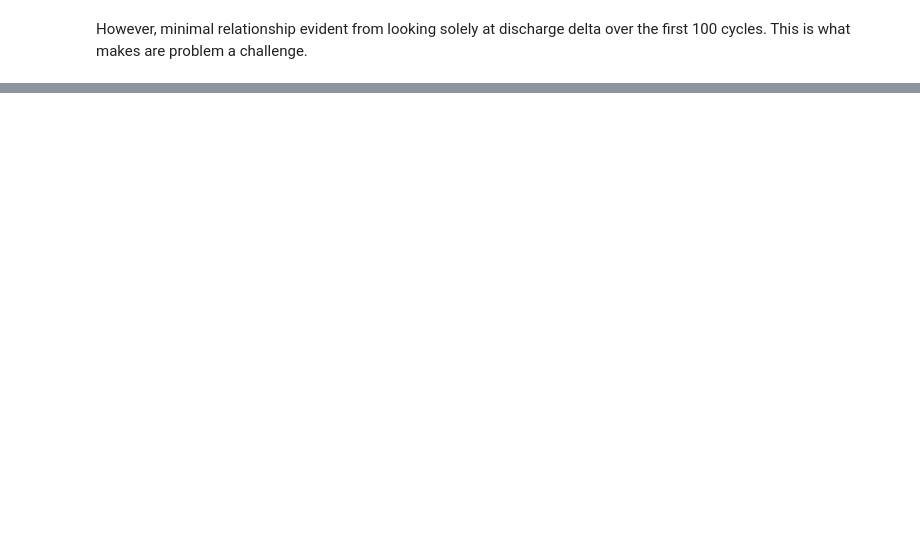
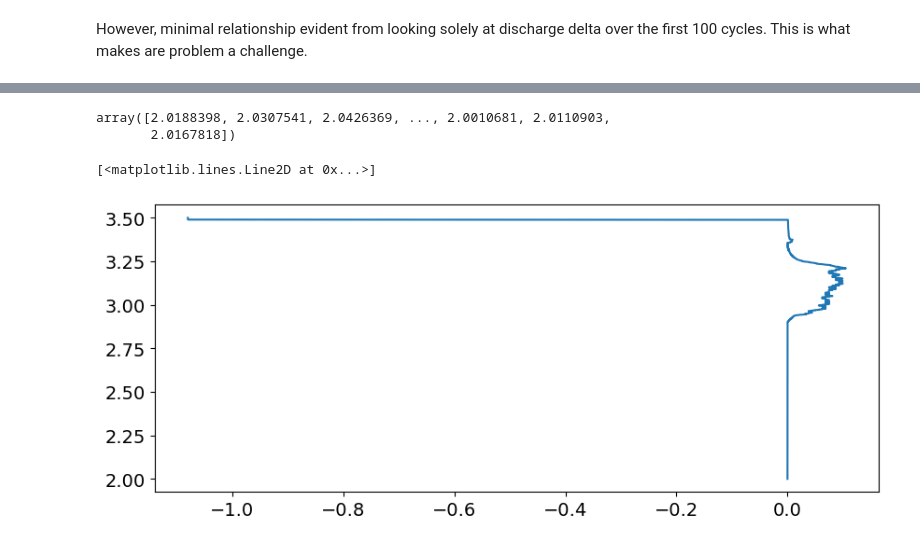
Before and after one commit to jelc53/lib-capacity-fade, a Jupyter notebook: explore_data.ipynb, the cells around one changed output, grey strips where cells are left out. Drawn from its saved outputs; the diff is of its cells as text; code cells hidden in the pictures; blank space fills up the shorter version.

```diff
--- a/explore_data.ipynb
+++ b/explore_data.ipynb
@@ -344,0 +361,11 @@ However, minimal relationship evident from looking solely at discharge delta ove
+# %%
+volt100_arr = []
+volt10_arr = []
+qd100_arr = []
+qd10_arr = []
+
+for i in bat_dict.keys():
+    qd100_arr.append(bat_dict[i]['cycles']['100']['Qd'])
+    qd10_arr.append(bat_dict[i]['cycles']['10']['Qd'])
+    volt100_arr.append(bat_dict[i]['cycles']['100']['V'])
+    volt10_arr.append(bat_dict[i]['cycles']['10']['V'])
@@ -344,0 +384,12 @@ However, minimal relationship evident from looking solely at discharge delta ove
+# %%
+volt100_arr[1]
+# %% [output]
+array([2.0188398, 2.0307541, 2.0426369, ..., 2.0010681, 2.0110903,
+       2.0167818])
+# %%
+voltage = np.linspace(2, 3.5, num=1107)
+qd_delta = np.pad(qd100_arr[1], 9) - qd10_arr[1]
+plt.plot(qd_delta, voltage)
+# %% [output]
+[<matplotlib.lines.Line2D at 0x...>]
+[figure, added]
```
Also changed, not shown: parts of 16 cells of this notebook, 10 other files.
